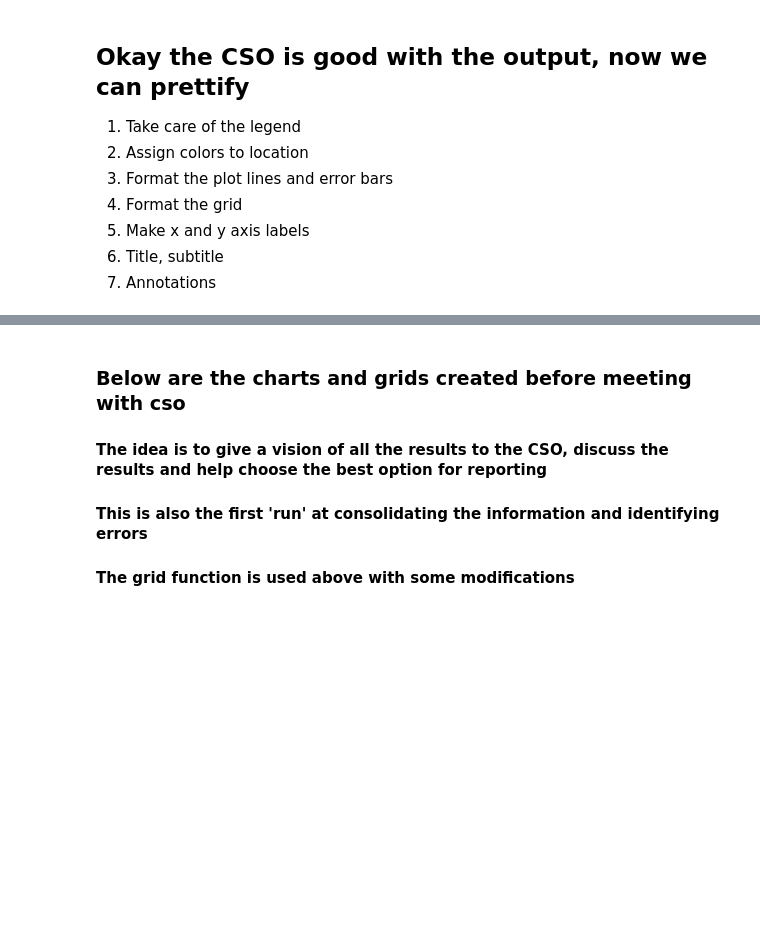
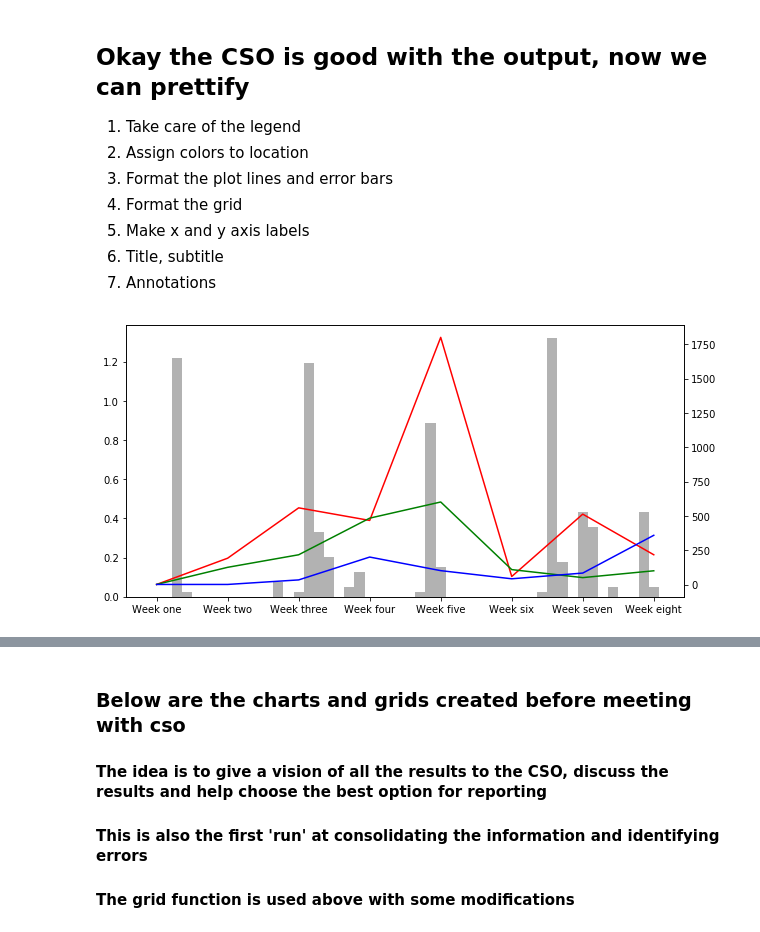
Before and after one commit to GaryHDA/module_one, a Jupyter notebook: micro/results_grid_final_version.ipynb, the cells around one changed output, grey strips where cells are left out. Cells and saved outputs as stored; diff of their text form; code cells hidden in the pictures; blank space fills up the shorter version.

```diff
--- a/micro/results_grid_final_version.ipynb
+++ b/micro/results_grid_final_version.ipynb
@@ -696,4 +845,24 @@ simple_plot(8, cfus_week, places_48, weeks_l)
 5. Make x and y axis labels
 6. Title, subtitle
 7. Annotations
+# %%
+def rain_plot():
+    collss = ['r', 'g', 'b']
+    locs = date_list[7::7]
+    labels = weeks_l
+    fig, ax1 = plt.subplots(figsize=(10,5))
+    x_one = d_rain_x['real_date']
+    y_one = d_rain_x['Rain']
+    ax1.bar(x_one, y_one.values*2.54, width=1, color='black', alpha=0.3)
+    ax2 = ax1.twinx()
+    for i, n in enumerate(places_48):
+        x_two = b
+        y_two = coliforms_week[n]
+        ax2.plot(x_two, y_two, color=collss[i])
+
+    plt.xticks(locs, labels)
+    plt.show()
+rain_plot()
+# %% [output]
+[figure, added]
 # %%
```
Also changed, not shown: parts of 42 cells of this notebook, 4 other files.
